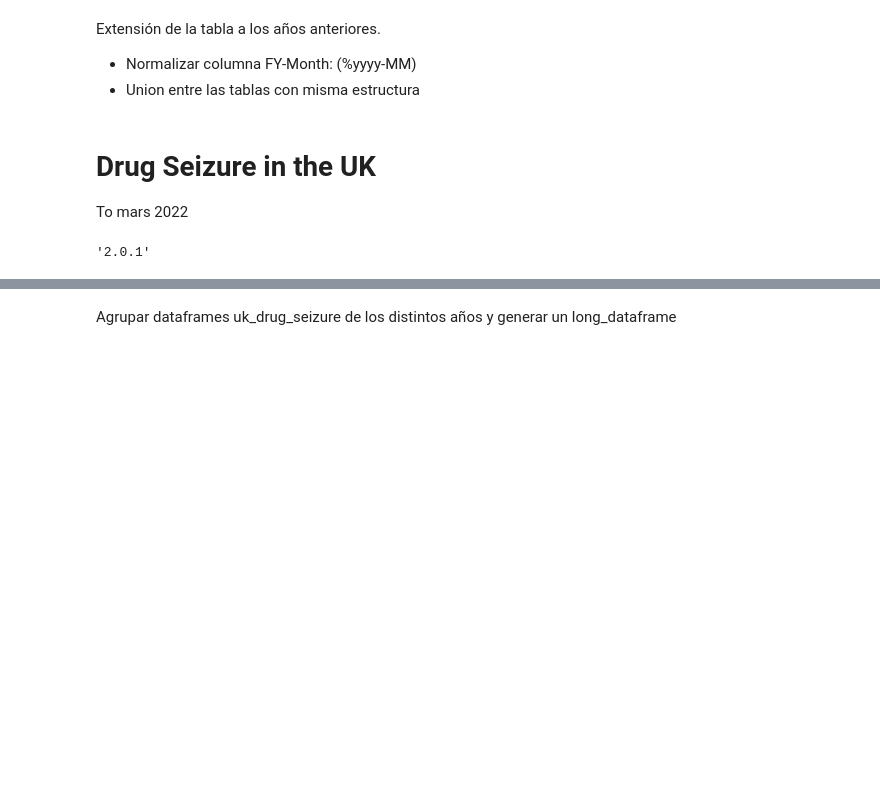
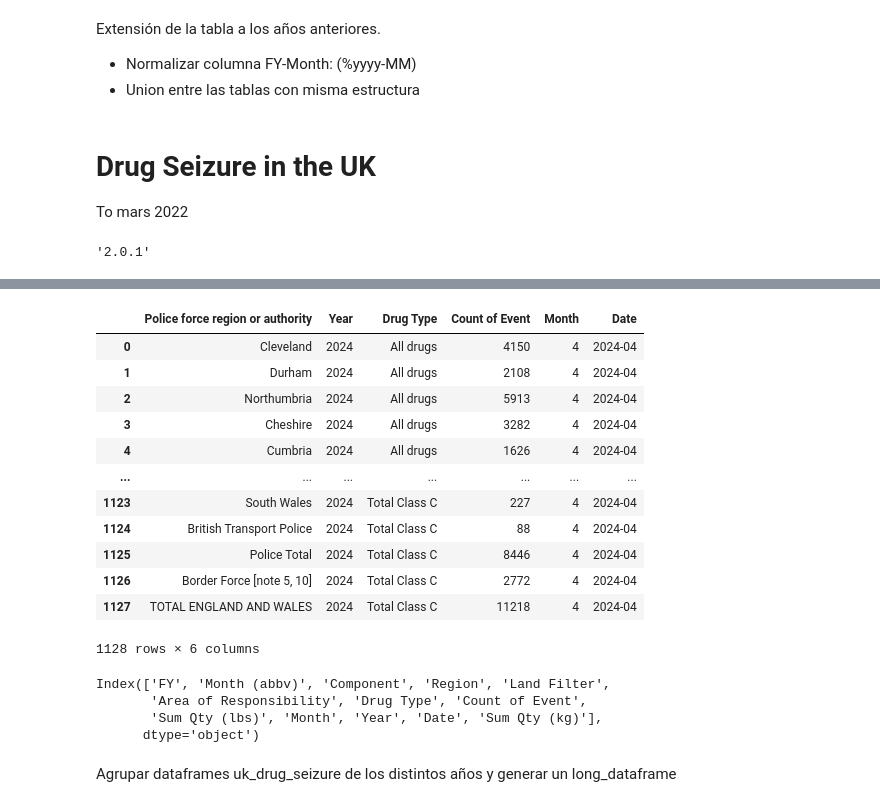
Before and after one commit to GonzaloLopezS/TFM_AFI_2025, a Jupyter notebook: AAA_code/drug-seizure_EDA.ipynb, the cells around one changed output, grey strips where cells are left out. Drawn from its saved outputs; the diff is of its cells as text; code cells hidden in the pictures; blank space fills up the shorter version.

```diff
--- a/AAA_code/drug-seizure_EDA.ipynb
+++ b/AAA_code/drug-seizure_EDA.ipynb
@@ -579,3 +737,42 @@ uk_drug_seizure_2019_df.rename({'Unnamed: 0':'Police force region or authority'}
+# %%
+uk_uk_drug_seizure_2018_df_long['Month'] = 4
+uk_uk_drug_seizure_2019_df_long['Month'] = 4
+uk_uk_drug_seizure_2020_df_long['Month'] = 4
+uk_uk_drug_seizure_2021_df_long['Month'] = 4
+uk_uk_drug_seizure_2022_df_long['Month'] = 4
+uk_uk_drug_seizure_2023_df_long['Month'] = 4
+uk_uk_drug_seizure_2024_df_long['Month'] = 4
+# %%
+uk_uk_drug_seizure_2018_df_long['Date'] = pd.to_datetime(uk_uk_drug_seizure_2018_df_long[['Year', 'Month']].assign(day=1)).dt.strftime('%Y-%m')
+uk_uk_drug_seizure_2019_df_long['Date'] = pd.to_datetime(uk_uk_drug_seizure_2019_df_long[['Year', 'Month']].assign(day=1)).dt.strftime('%Y-%m')
+uk_uk_drug_seizure_2020_df_long['Date'] = pd.to_datetime(uk_uk_drug_seizure_2020_df_long[['Year', 'Month']].assign(day=1)).dt.strftime('%Y-%m')
+uk_uk_drug_seizure_2021_df_long['Date'] = pd.to_datetime(uk_uk_drug_seizure_2021_df_long[['Year', 'Month']].assign(day=1)).dt.strftime('%Y-%m')
+uk_uk_drug_seizure_2022_df_long['Date'] = pd.to_datetime(uk_uk_drug_seizure_2022_df_long[['Year', 'Month']].assign(day=1)).dt.strftime('%Y-%m')
+uk_uk_drug_seizure_2023_df_long['Date'] = pd.to_datetime(uk_uk_drug_seizure_2023_df_long[['Year', 'Month']].assign(day=1)).dt.strftime('%Y-%m')
+uk_uk_drug_seizure_2024_df_long['Date'] = pd.to_datetime(uk_uk_drug_seizure_2024_df_long[['Year', 'Month']].assign(day=1)).dt.strftime('%Y-%m')
+# %%
+uk_uk_drug_seizure_2024_df_long
+# %% [output]
+|  | Police force region or authority | Year | Drug Type | Count of Event | Month | Date |
+| 0 | Cleveland | 2024 | All drugs | 4150 | 4 | 2024-04 |
+| 1 | Durham | 2024 | All drugs | 2108 | 4 | 2024-04 |
+| 2 | Northumbria | 2024 | All drugs | 5913 | 4 | 2024-04 |
+| 3 | Cheshire | 2024 | All drugs | 3282 | 4 | 2024-04 |
+| 4 | Cumbria | 2024 | All drugs | 1626 | 4 | 2024-04 |
+| ... | ... | ... | ... | ... | ... | ... |
+| 1123 | South Wales | 2024 | Total Class C | 227 | 4 | 2024-04 |
+| 1124 | British Transport Police | 2024 | Total Class C | 88 | 4 | 2024-04 |
+| 1125 | Police Total | 2024 | Total Class C | 8446 | 4 | 2024-04 |
+| 1126 | Border Force [note 5, 10] | 2024 | Total Class C | 2772 | 4 | 2024-04 |
+| 1127 | TOTAL ENGLAND AND WALES | 2024 | Total Class C | 11218 | 4 | 2024-04 |
+1128 rows × 6 columns
+# %%
+cbp_seizure_dataframe.columns
+# %% [output]
+Index(['FY', 'Month (abbv)', 'Component', 'Region', 'Land Filter',
+       'Area of Responsibility', 'Drug Type', 'Count of Event',
+       'Sum Qty (lbs)', 'Month', 'Year', 'Date', 'Sum Qty (kg)'],
+      dtype='object')
 # %%
 # Count of Event per drug type (2020)
 ficheros_uk = '../home_uk/seizures-drugs-mar2020-hosb3920-tables.xls'
```
Also changed, not shown: parts of 32 cells of this notebook, 10 other files.
